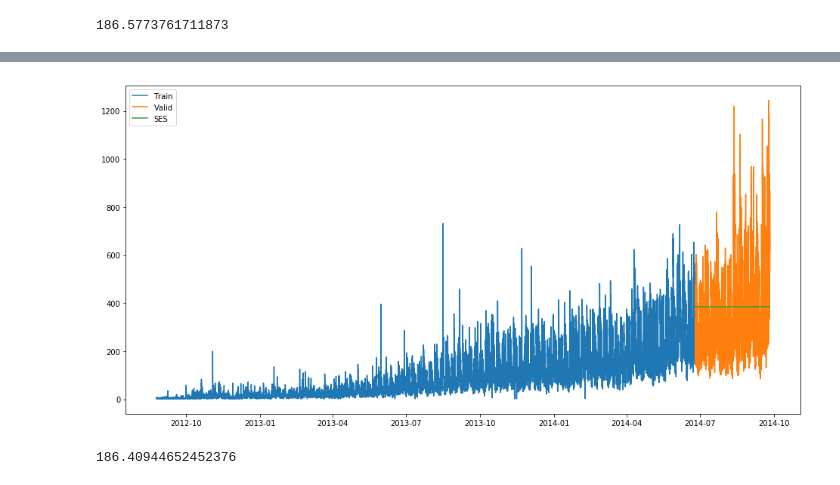
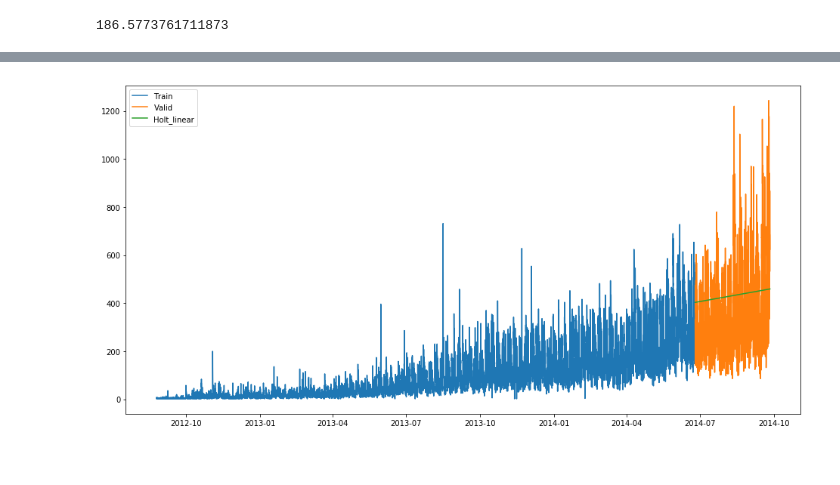
Before and after one commit to ri2beri/data-science-practice, a Jupyter notebook: timeseries_data_traffic.ipynb, the cells around one changed output, grey strips where cells are left out. Drawn from its saved outputs; the diff is of its cells as text; code cells hidden in the pictures.

```diff
--- a/timeseries_data_traffic.ipynb
+++ b/timeseries_data_traffic.ipynb
@@ -203,0 +98,2 @@ http://pandas.pydata.org/pandas-docs/stable/indexing.html#ix-indexer-is-deprecat
+# %%
+data = data.drop('ID',1)
@@ -203,0 +110,2 @@ http://pandas.pydata.org/pandas-docs/stable/indexing.html#ix-indexer-is-deprecat
+# %%
+data = data.drop('Datetime',1)
@@ -204,3 +209,6 @@ http://pandas.pydata.org/pandas-docs/stable/indexing.html#ix-indexer-is-deprecat
+# %%
+Train=data.ix['2012-08-25':'2014-06-24']
+valid=data.ix['2014-06-25':'2014-09-25']
 # %%
 Train.Count.plot(figsize=(15,8), title= 'Daily Ridership', fontsize=14, label='train')
 valid.Count.plot(figsize=(15,8), title= 'Daily Ridership', fontsize=14, label='valid')
@@ -277,0 +331,5 @@ print(rms)
+# %%
+plt.rcParams['figure.figsize'] = 20, 10
+sm.tsa.seasonal_decompose(Train.Count).plot()
+result = sm.tsa.stattools.adfuller(Train.Count)
+plt.show()
@@ -278,19 +338,14 @@ print(rms)
 # %%
-#simple exponential smoothing
-from statsmodels.tsa.api import ExponentialSmoothing, SimpleExpSmoothing, Holt
 y_hat_avg = valid.copy()
-fit2 = SimpleExpSmoothing(np.asarray(Train['Count'])).fit(smoothing_level=0.6,optimized=False)
-y_hat_avg['SES'] = fit2.forecast(len(valid))
+
+fit1 = Holt(np.asarray(Train['Count'])).fit(smoothing_level = 0.3)
+y_hat_avg['Holt_linear'] = fit1.forecast(len(valid))
+
 plt.figure(figsize=(16,8))
 plt.plot(Train['Count'], label='Train')
 plt.plot(valid['Count'], label='Valid')
-plt.plot(y_hat_avg['SES'], label='SES')
+plt.plot(y_hat_avg['Holt_linear'], label='Holt_linear')
 plt.legend(loc='best')
 plt.show()
 # %% [output]
-[figure, old version]
+[figure, new version]
-# %%
-rms = sqrt(mean_squared_error(valid.Count, y_hat_avg.SES))
-print(rms)
-# %% [output]
-186.40944652452376
```
Also changed, not shown: parts of 101 cells of this notebook.
